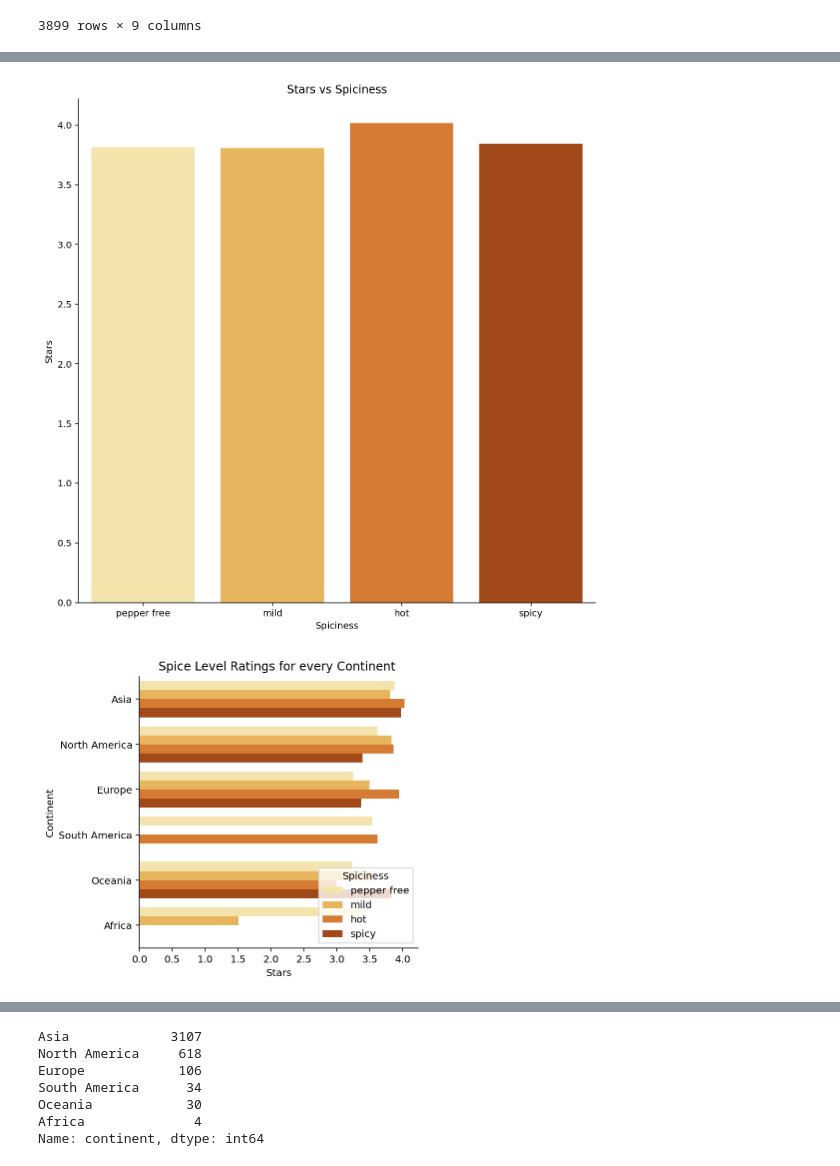
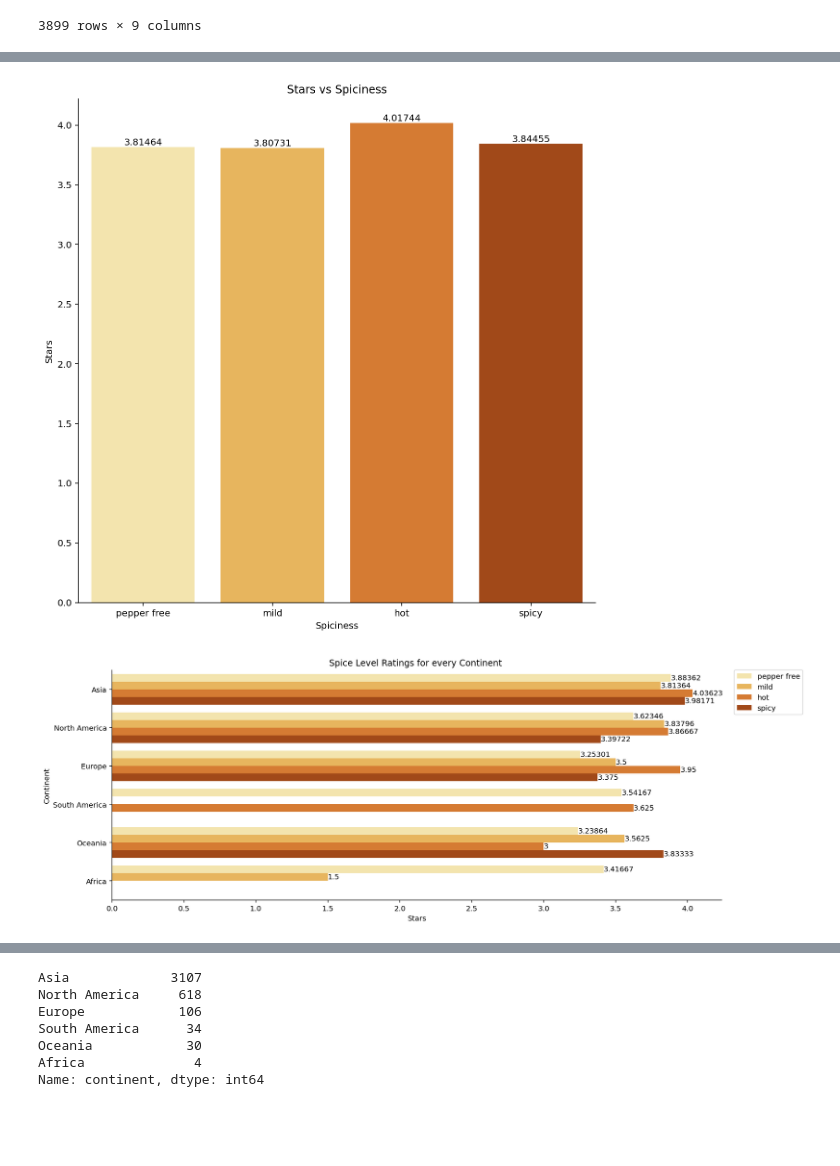
Before and after one commit to COGS108/Group_035-Fa22, a Jupyter notebook: EDACheckpointGroup_035-Fa22.ipynb, the cells around one changed output, grey strips where cells are left out. Cells and saved outputs as stored; diff of their text form; code cells hidden in the pictures; blank space fills up the shorter version.

Commit message:
updated visuals with labels

```diff
--- a/EDACheckpointGroup_035-Fa22.ipynb
+++ b/EDACheckpointGroup_035-Fa22.ipynb
@@ -307,26 +310,36 @@ barplot_stars_rating = sns.barplot(data = new_df, y = 'Stars', x='Spiciness', pa
 # remove the top and right lines
 sns.despine()
 
+#labeling the bars
+barplot_stars_rating.bar_label(barplot_stars_rating.containers[0])
+
 # add title and axis labels (modify x-axis label)
 barplot_stars_rating.set_title('Stars vs Spiciness')
 barplot_stars_rating.set_ylabel('Stars')
 barplot_stars_rating.set_xlabel('Spiciness');
 # %% [output]
-[figure, old version]
+[figure, new version]
 # %%
-plt.figure(figsize = (5, 5))
+plt.figure(figsize = (15, 5.79654))
 
 barplot_continent_stars_spiciness_2 = sns.barplot(data = new_df, x = 'Stars', y = 'continent', hue = 'Spiciness', palette = 'YlOrBr', ci = None)
 
 # remove the top and right lines
 sns.despine()
 
+#labeling bars
+for container in barplot_continent_stars_spiciness_2.containers:
+    barplot_continent_stars_spiciness_2.bar_label(container)
+
+#place legend outside top right corner of plot
+plt.legend(bbox_to_anchor=(1.02, 1), loc='upper left', borderaxespad=0)
+
 # add title and axis labels (modify x-axis label)
 barplot_continent_stars_spiciness_2.set_title('Spice Level Ratings for every Continent ')
 barplot_continent_stars_spiciness_2.set_xlabel('Stars')
 barplot_continent_stars_spiciness_2.set_ylabel('Continent');
 # %% [output]
-[figure, old version]
+[figure, new version]
 # %%
 asian_countries = new_df[new_df['continent'] == 'Asia']
 asian_countries
```
Also changed, not shown: parts of 6 cells of this notebook.
